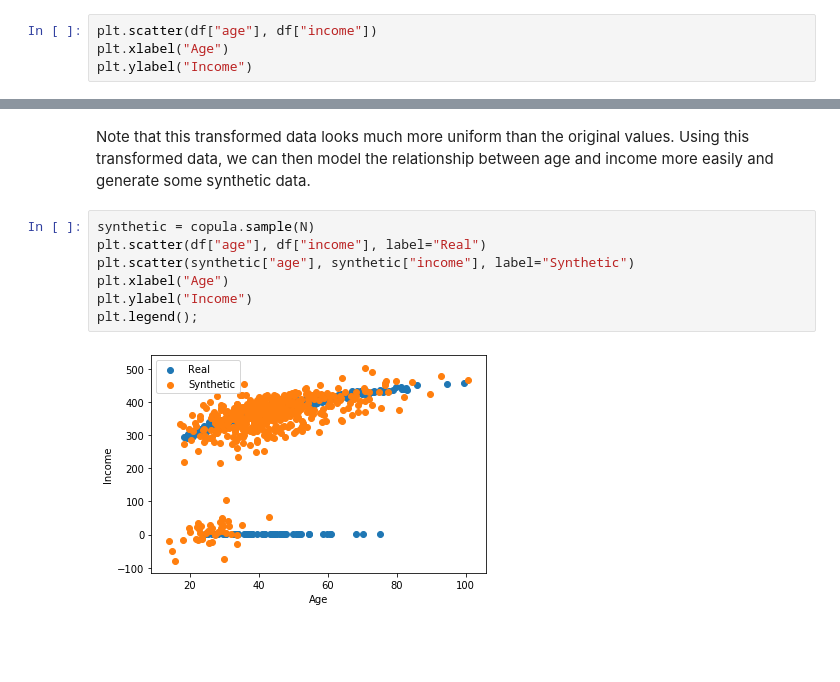
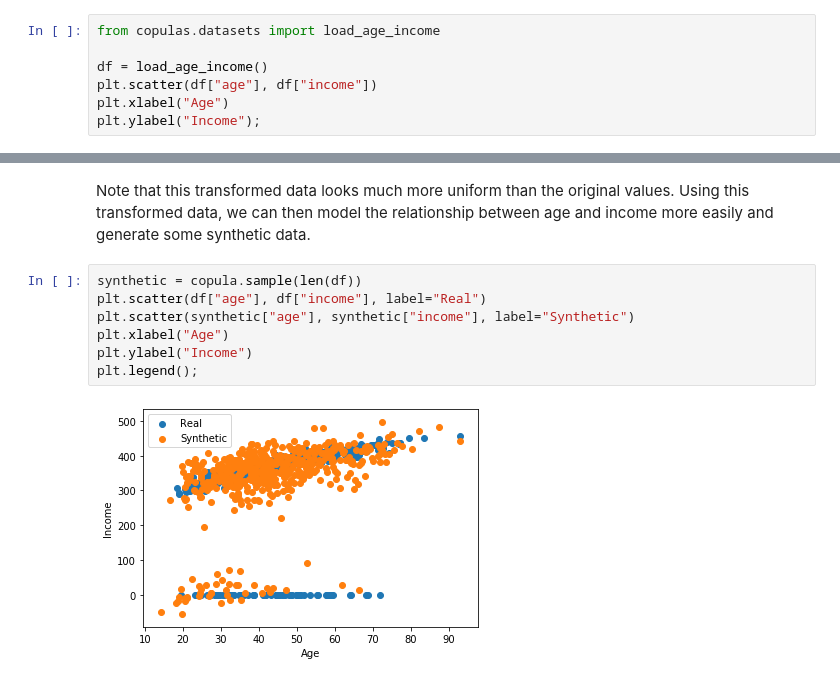
Before and after one commit to sdv-dev/Copulas, a Jupyter notebook: tutorials/1_introduction.ipynb, the cells around one changed output, grey strips where cells are left out. Cells and saved outputs as stored; diff of their text form; blank space fills up the shorter version.

```diff
--- a/tutorials/1_introduction.ipynb
+++ b/tutorials/1_introduction.ipynb
@@ -99,5 +85,8 @@ df = pd.DataFrame({
 # %%
+from copulas.datasets import load_age_income
+
+df = load_age_income()
 plt.scatter(df["age"], df["income"])
 plt.xlabel("Age")
-plt.ylabel("Income")
+plt.ylabel("Income");
 # %% [output]
@@ -146,11 +134,11 @@ plt.show();
 # %% [markdown]
 Note that this transformed data looks much more uniform than the original values. Using this transformed data, we can then model the relationship between age and income more easily and generate some synthetic data.
 # %%
-synthetic = copula.sample(N)
+synthetic = copula.sample(len(df))
 plt.scatter(df["age"], df["income"], label="Real")
 plt.scatter(synthetic["age"], synthetic["income"], label="Synthetic")
 plt.xlabel("Age")
 plt.ylabel("Income")
 plt.legend();
 # %% [output]
-[figure, old version]
+[figure, new version]
```
Also changed, not shown: parts of 5 cells of this notebook, 5 other files.
